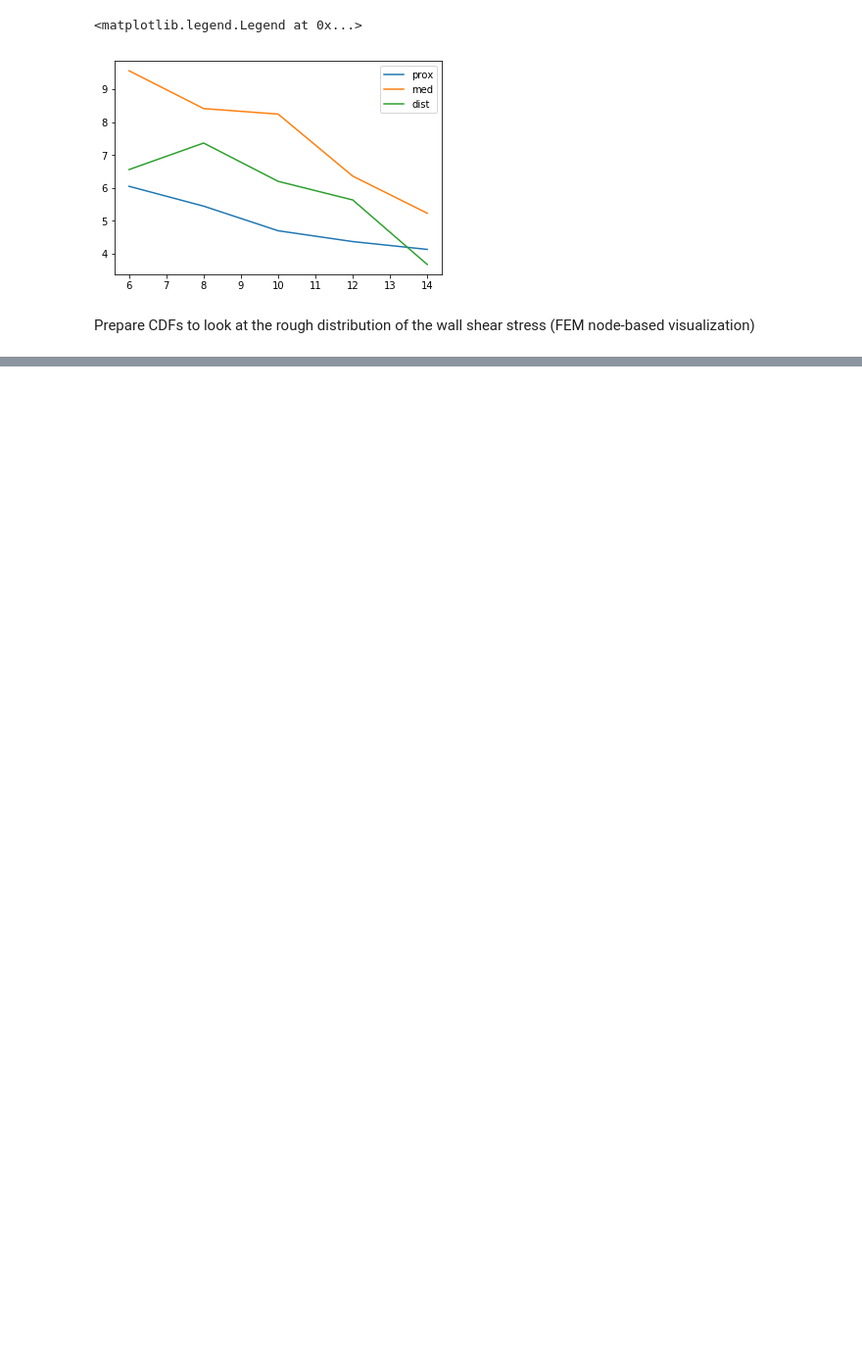
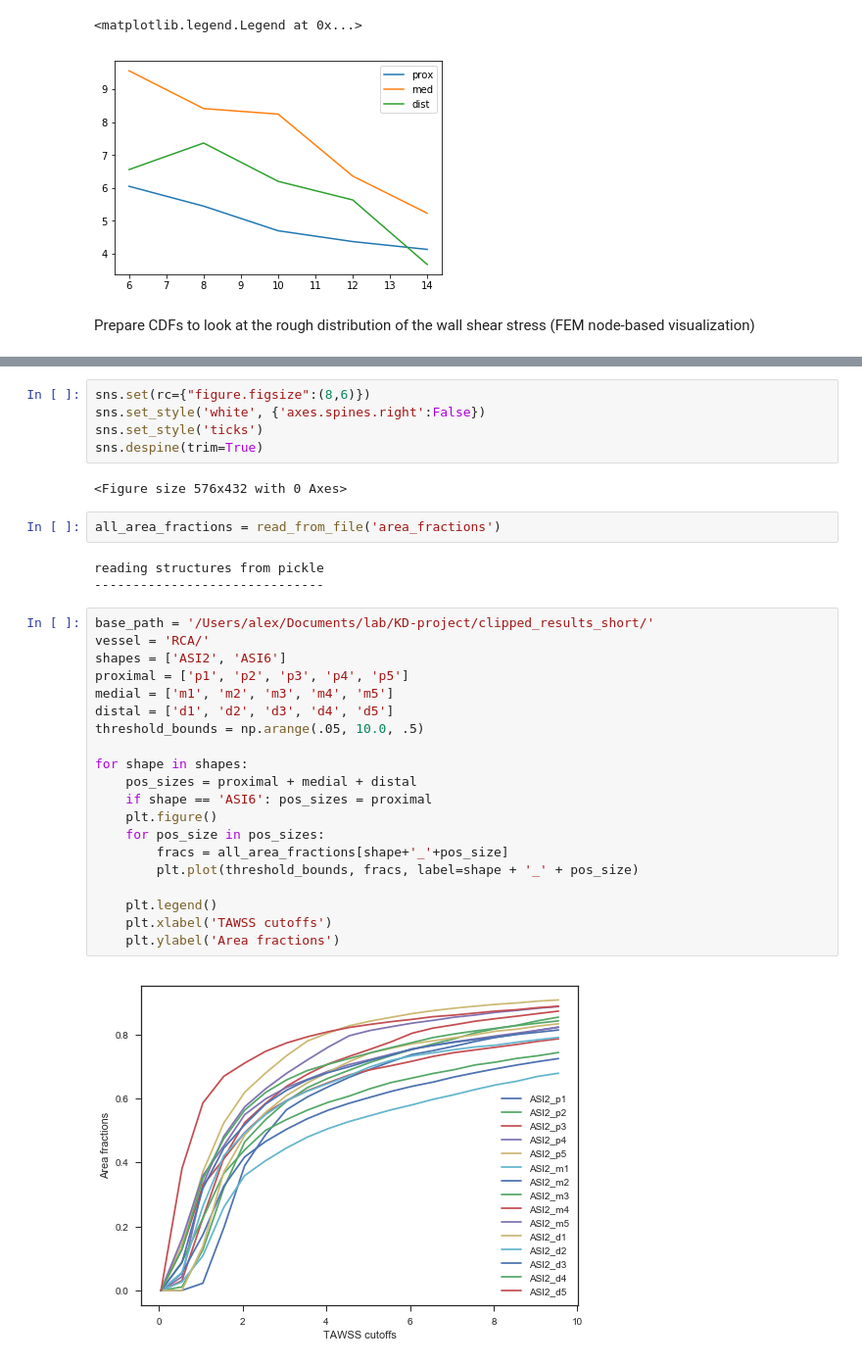
Before and after one commit to StanfordCBCL/KD-project, a Jupyter notebook: PreliminaryAnalysis.ipynb, the cells around one changed output, grey strips where cells are left out. Shown at 98% size. Drawn from its saved outputs; the diff is of its cells as text; blank space fills up the shorter version.

```diff
--- a/PreliminaryAnalysis.ipynb
+++ b/PreliminaryAnalysis.ipynb
@@ -139,0 +147,34 @@ for i, labelset in enumerate(labels):
+# %%
+sns.set(rc={"figure.figsize":(8,6)})
+sns.set_style('white', {'axes.spines.right':False})
+sns.set_style('ticks')
+sns.despine(trim=True)
+# %% [output]
+<Figure size 576x432 with 0 Axes>
+# %%
+all_area_fractions = read_from_file('area_fractions')
+# %% [output]
+reading structures from pickle
+------------------------------
+# %%
+base_path = '/Users/alex/Documents/lab/KD-project/clipped_results_short/'
+vessel = 'RCA/'
+shapes = ['ASI2', 'ASI6']
+proximal = ['p1', 'p2', 'p3', 'p4', 'p5']
+medial = ['m1', 'm2', 'm3', 'm4', 'm5']
+distal = ['d1', 'd2', 'd3', 'd4', 'd5']
+threshold_bounds = np.arange(.05, 10.0, .5)
+
+for shape in shapes:
+    pos_sizes = proximal + medial + distal
+    if shape == 'ASI6': pos_sizes = proximal
+    plt.figure()
+    for pos_size in pos_sizes:
+        fracs = all_area_fractions[shape+'_'+pos_size]
+        plt.plot(threshold_bounds, fracs, label=shape + '_' + pos_size)
+
+    plt.legend()
+    plt.xlabel('TAWSS cutoffs')
+    plt.ylabel('Area fractions')
+# %% [output]
+[figure, added]
```
Also changed, not shown: parts of 4 cells of this notebook, 2 other files.
